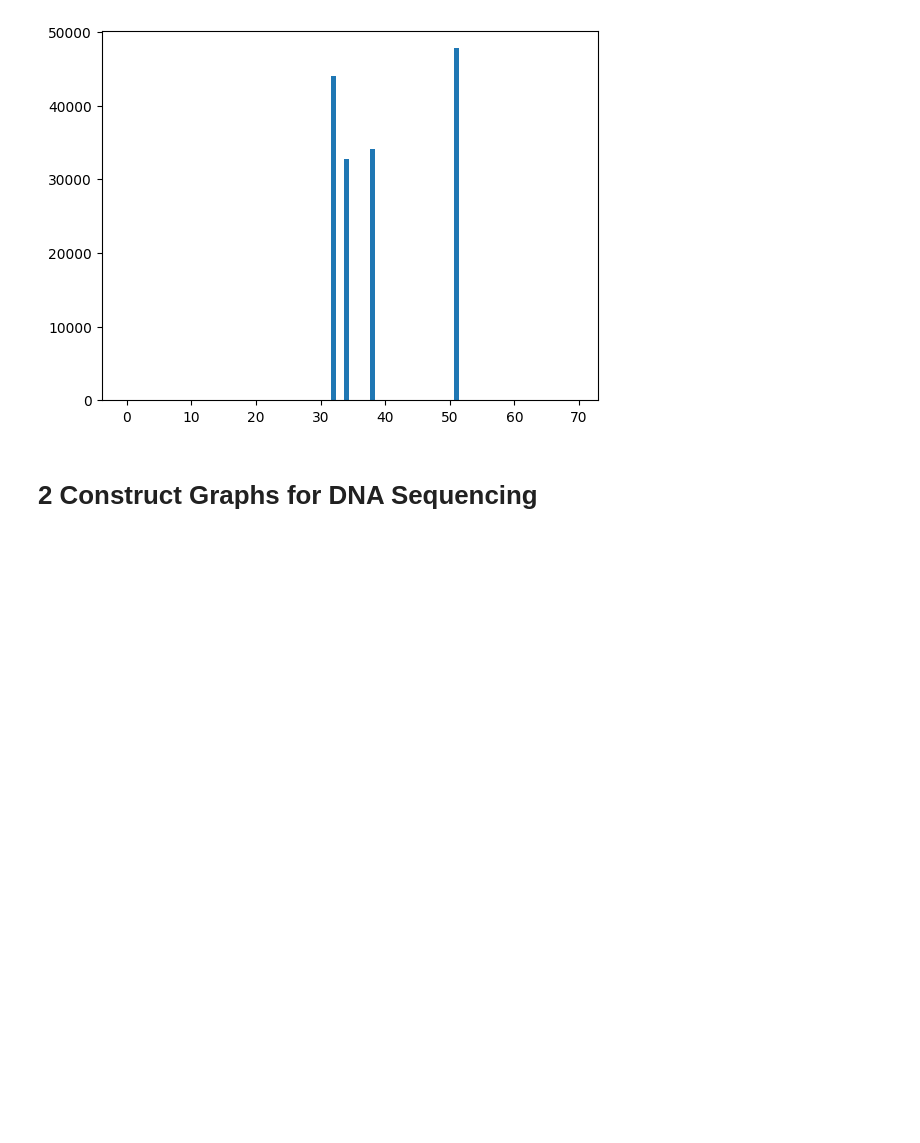
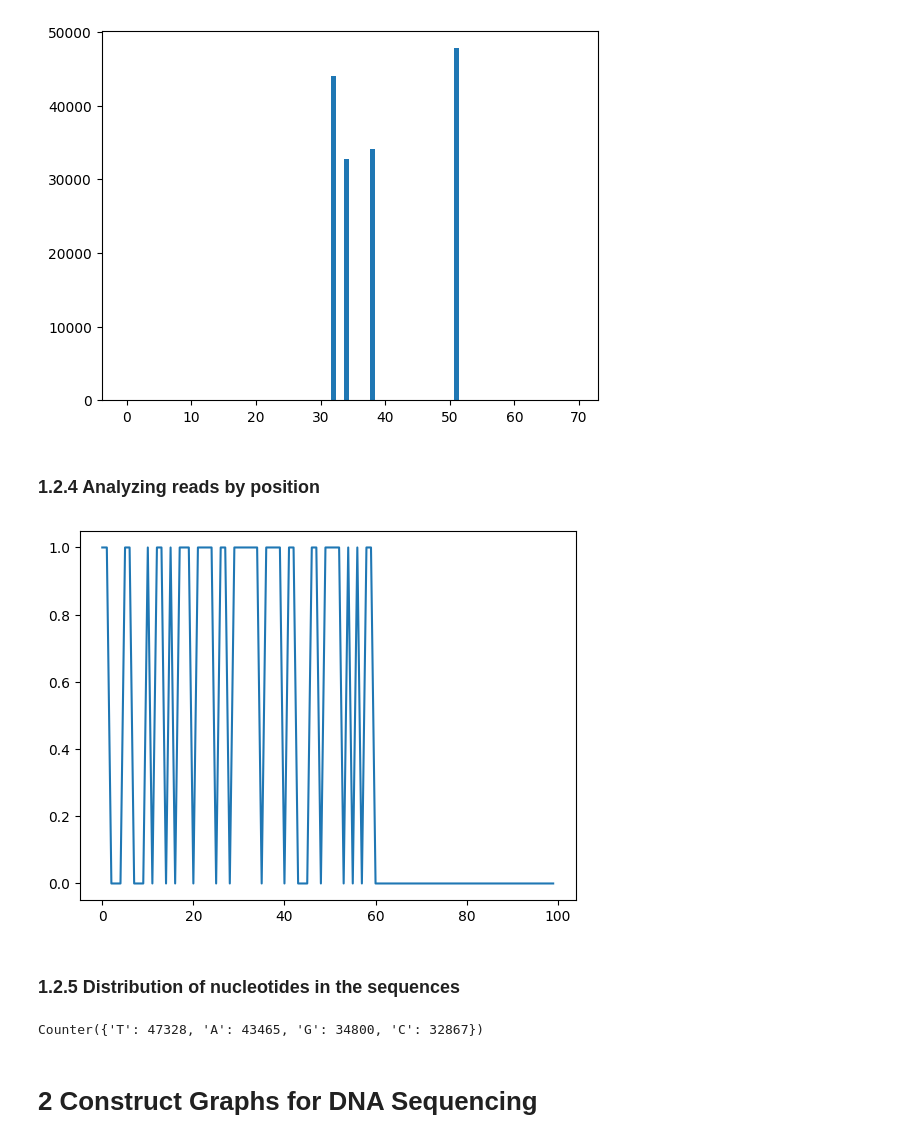
Before and after one commit to ybezginova2016/01_BIO_DeNovoAssembly, a Jupyter notebook: main_DeNovoAssembly.ipynb, the cells around one changed output. Drawn from its saved outputs; the diff is of its cells as text; code cells hidden in the pictures; blank space fills up the shorter version.

Commit message:
10122022 Overlap Graph

```diff
--- a/main_DeNovoAssembly.ipynb
+++ b/main_DeNovoAssembly.ipynb
@@ -220,6 +220,37 @@ plt.bar(range(len(q_hist)), q_hist)
 plt.show()
 # %% [output]
 [figure]
+# %% [markdown]
+### 1.2.4 Analyzing reads by position
+# %%
+def findGCByPos(reads):
+    gc = [0] * 100
+    totals = [0] * 100
+
+    for read in reads:
+        for i in range(len(read)):
+            if read[i] == 'C' or read[i] == 'G':
+                gc[i] += 1
+                totals[i] += 1
+        for i in range(len(gc)):
+            if totals[i] > 0:
+                gc[i] /= float(totals[i])
+        return gc
+# %%
+gc = findGCByPos((seqs))
+plt.plot(range(len(gc)), gc)
+plt.show()
+# %% [output]
+[figure, added]
+# %% [markdown]
+### 1.2.5 Distribution of nucleotides in the sequences
+# %%
+count = Counter()
+for seq in seqs:
+    count.update(seq)
+print(count)
+# %% [output]
+Counter({'T': 47328, 'A': 43465, 'G': 34800, 'C': 32867})
 # %% [markdown]
 # 2 Construct Graphs for DNA Sequencing
 # %% [markdown]
```
Also changed, not shown: parts of 4 cells of this notebook.
